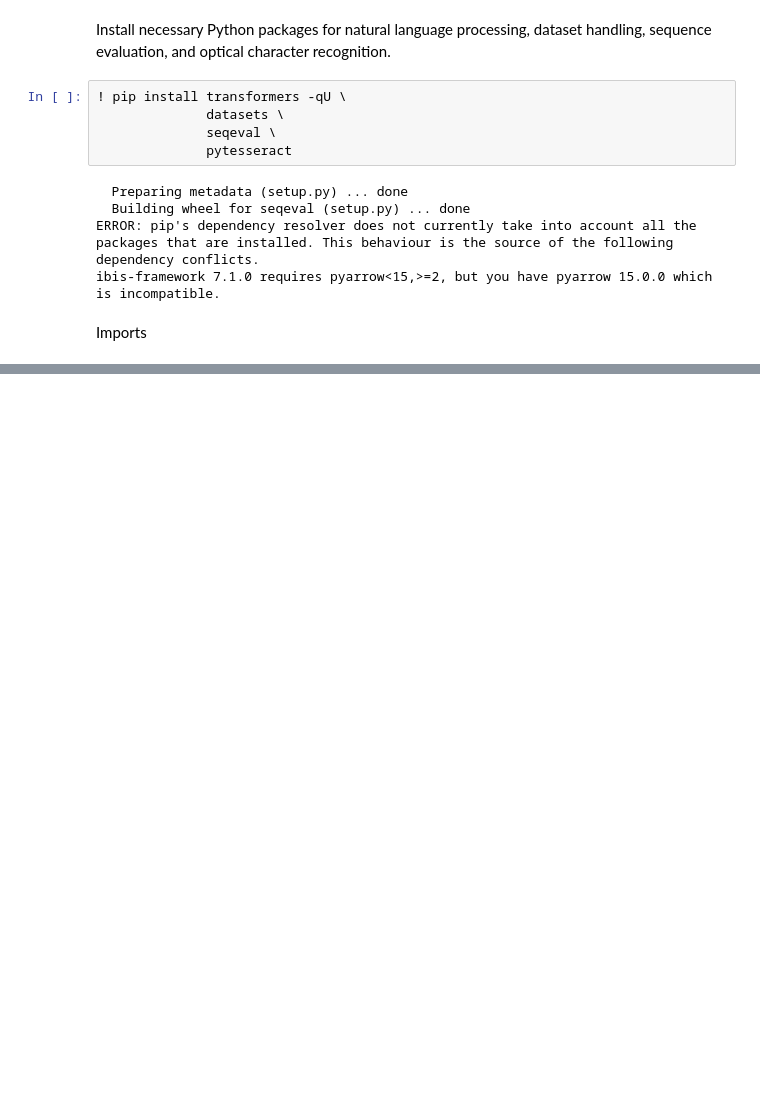
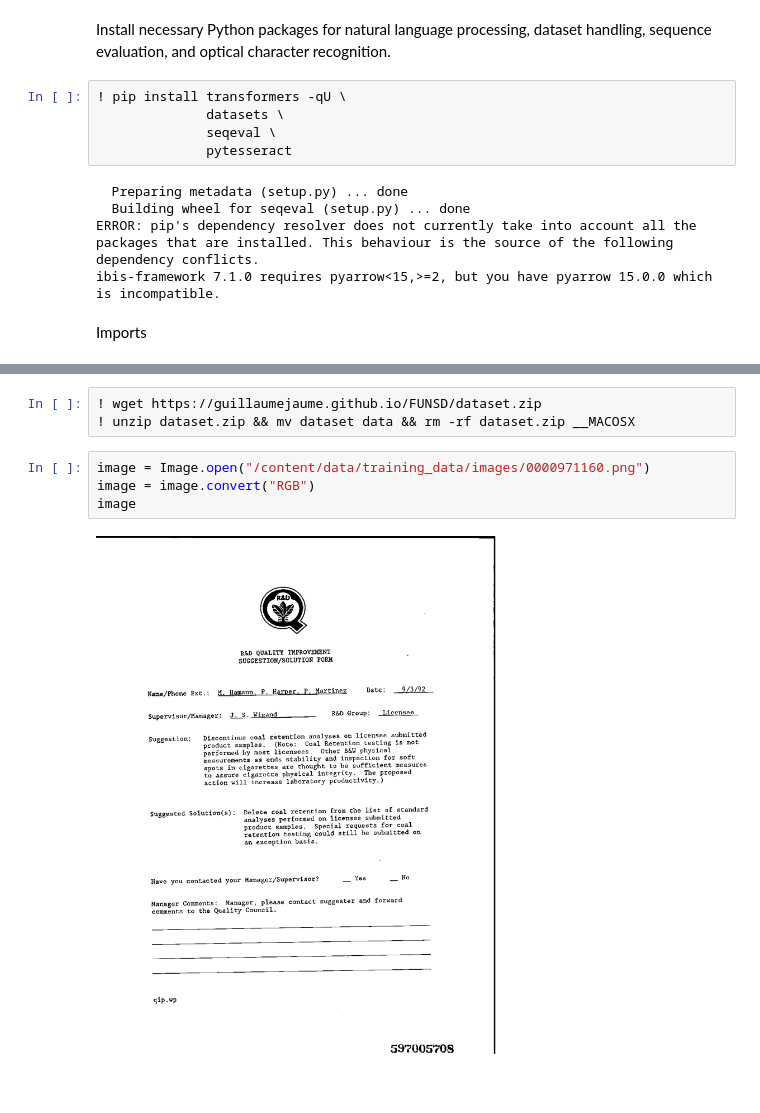
Before and after one commit to harshpujari/randomFiles, a Jupyter notebook: layout_lm_v3_kie.ipynb, the cells around one changed output, grey strips where cells are left out. Drawn from its saved outputs; the diff is of its cells as text; blank space fills up the shorter version.

```diff
--- a/layout_lm_v3_kie.ipynb
+++ b/layout_lm_v3_kie.ipynb
@@ -52,0 +46,9 @@ NameError: name 'dataset' is not defined
+# %%
+! wget https://guillaumejaume.github.io/FUNSD/dataset.zip
+! unzip dataset.zip && mv dataset data && rm -rf dataset.zip __MACOSX
+# %%
+image = Image.open("/content/data/training_data/images/0000971160.png")
+image = image.convert("RGB")
+image
+# %% [output]
+[figure, added]
```
Also changed, not shown: parts of 6 cells of this notebook.
